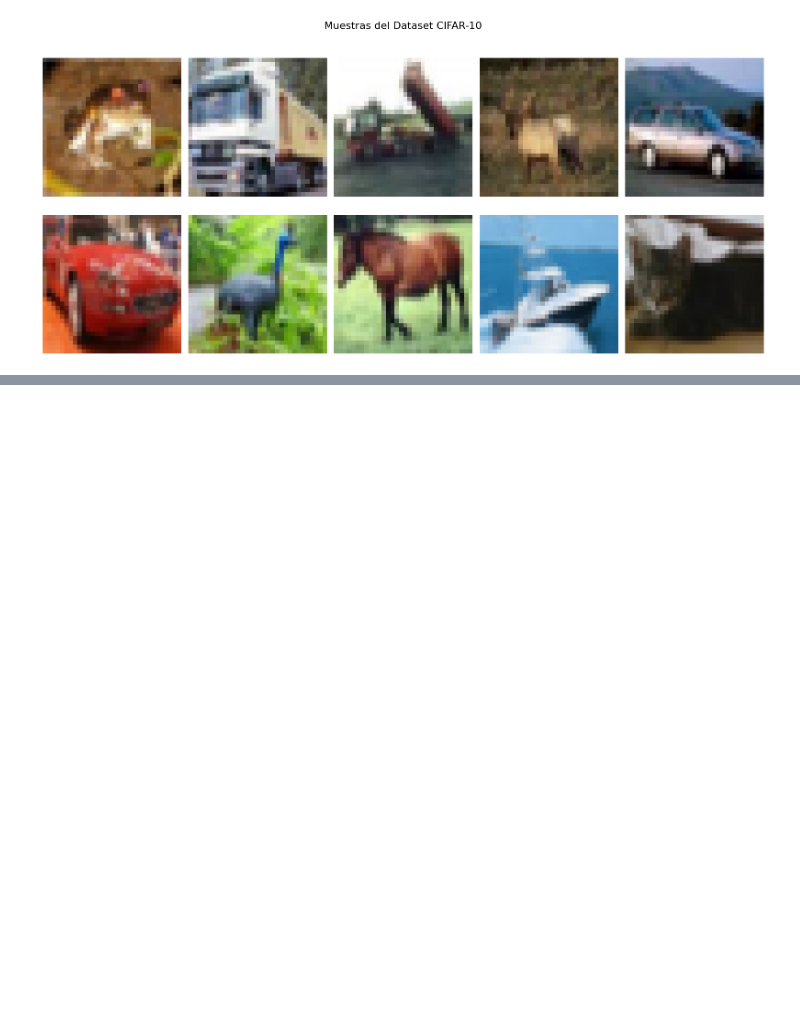
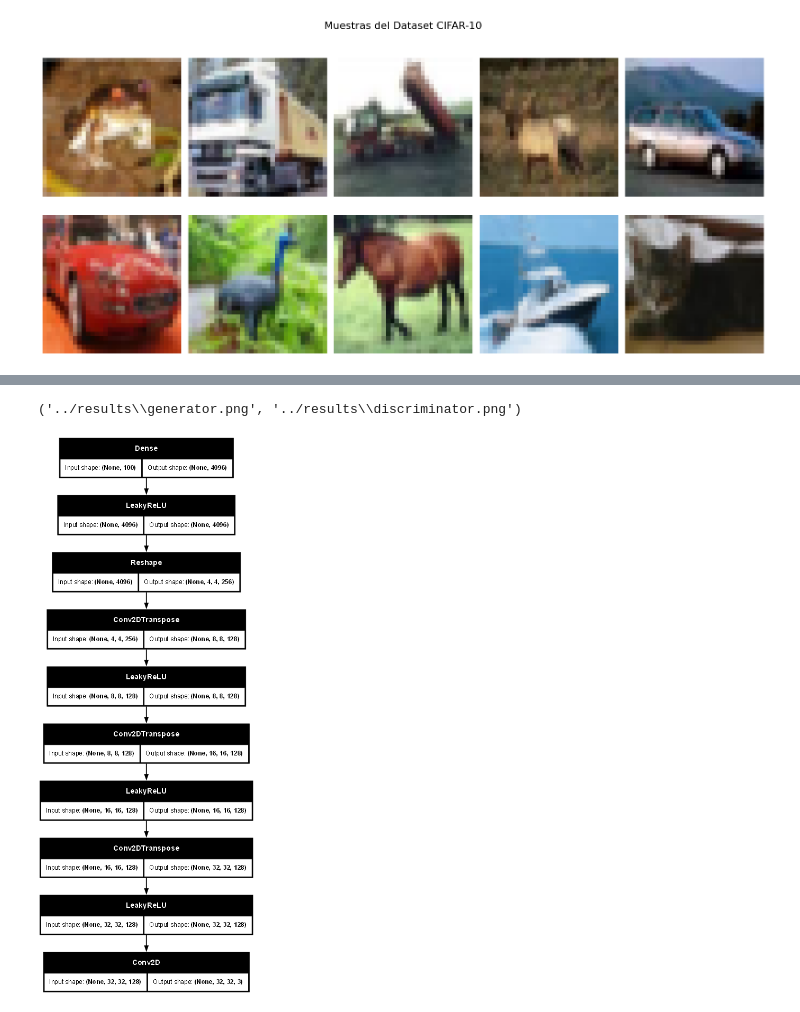
Before and after one commit to kerapy/project-portfolio-ml, a Jupyter notebook: notebooks/2_dcgan_generation.ipynb, the cells around one changed output, grey strips where cells are left out. Saved outputs shown, nothing was run; the diff lists cells and outputs as text; code cells hidden in the pictures; blank space fills up the shorter version.

```diff
--- a/notebooks/2_dcgan_generation.ipynb
+++ b/notebooks/2_dcgan_generation.ipynb
@@ -45,3 +49,7 @@ plt.tight_layout()
 plt.show()
 # %% [output]
 [figure]
+# %%
+gan = GAN(latent_dim=100)
+gan.generator.summary()
+gan.discriminator.summary()
@@ -47,0 +104,10 @@ plt.show()
+# %%
+# Guardar diagramas (Graphviz/pydot ya puestos en requirements.txt)
+save_model_plots(gan.generator, gan.discriminator, out_dir="../results", dpi=110)
+# %% [output]
+('../results\\generator.png', '../results\\discriminator.png')
+# %%
+#Diagrama del generador
+plot_model(gan.generator,show_shapes=True, dpi=64)
+# %% [output]
+[figure, added]
```
Also changed, not shown: parts of 9 cells of this notebook, 12 other files.
